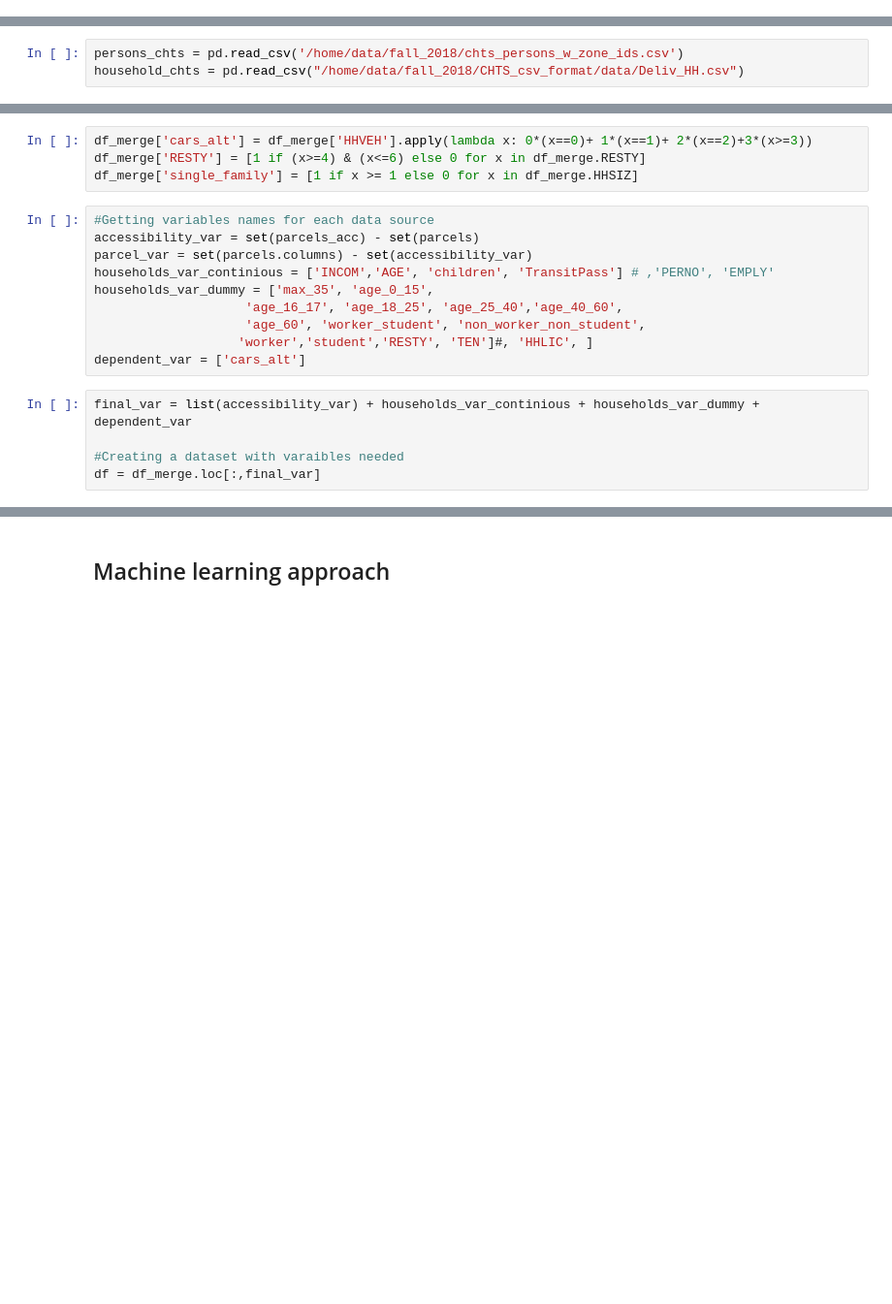
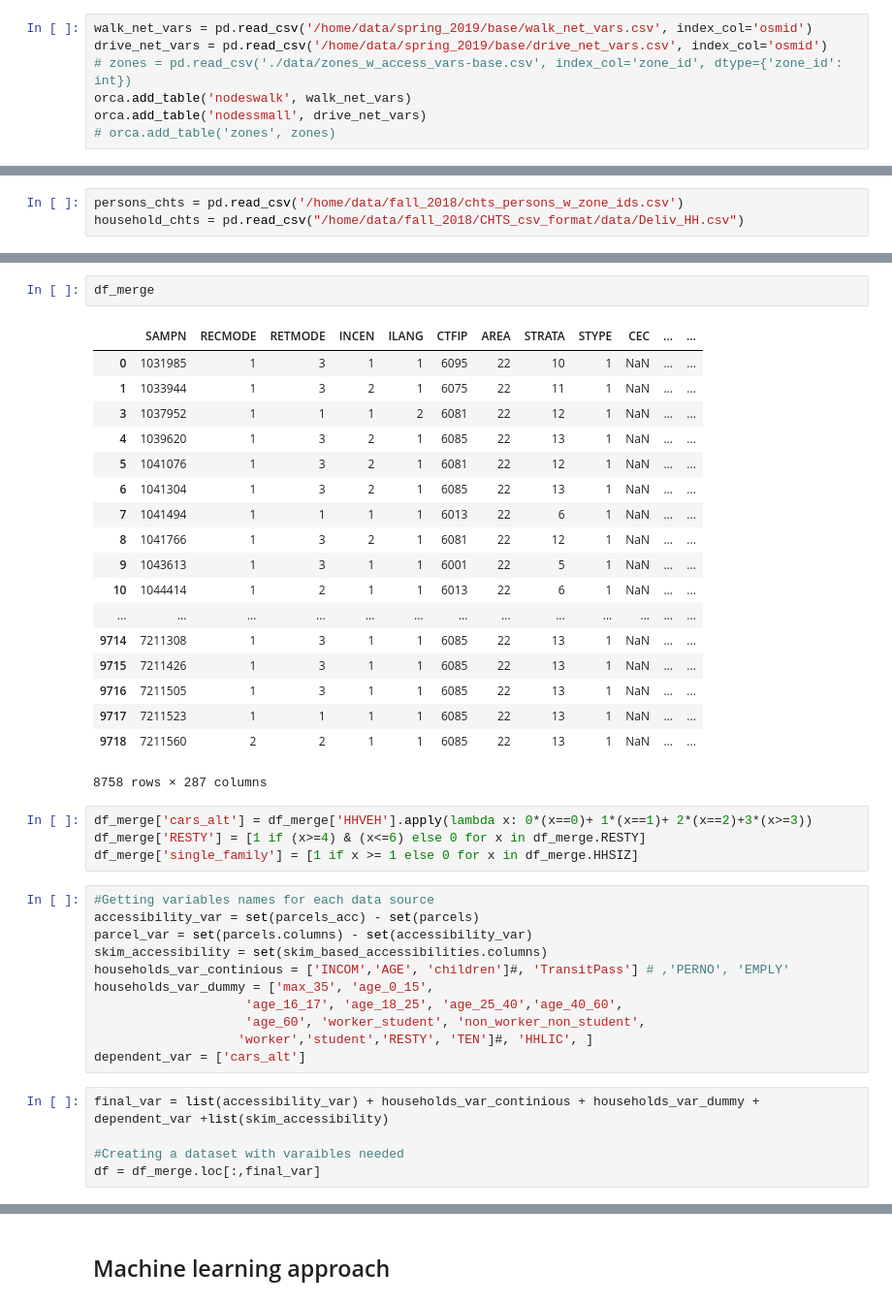
Before and after one commit to ual/activitysynth, a Jupyter notebook: activitysynth/notebooks/notebooks-juan/COM_estimation.ipynb, the cells around one changed output, grey strips where cells are left out. Shown at 97% size. Saved outputs shown, nothing was run; the diff lists cells and outputs as text; blank space fills up the shorter version.

```diff
--- a/activitysynth/notebooks/notebooks-juan/COM_estimation.ipynb
+++ b/activitysynth/notebooks/notebooks-juan/COM_estimation.ipynb
@@ -73,0 +76,7 @@ Total time to execute iteration 1 with iteration value None: 604.27 s
+# %%
+walk_net_vars = pd.read_csv('/home/data/spring_2019/base/walk_net_vars.csv', index_col='osmid')
+drive_net_vars = pd.read_csv('/home/data/spring_2019/base/drive_net_vars.csv', index_col='osmid')
+# zones = pd.read_csv('./data/zones_w_access_vars-base.csv', index_col='zone_id', dtype={'zone_id': int})
+orca.add_table('nodeswalk', walk_net_vars)
+orca.add_table('nodessmall', drive_net_vars)
+# orca.add_table('zones', zones)
@@ -196,4 +236,25 @@ df_merge = household_chts.merge(parcels_acc, how = 'left', left_on ='parcel_id_h
 df_merge = df_merge[df_merge.INCOM<50]
+# %%
+df_merge
+# %% [output]
+|  | SAMPN | RECMODE | RETMODE | INCEN | ILANG | CTFIP | AREA | STRATA | STYPE | CEC | ... | ... |
+| 0 | 1031985 | 1 | 3 | 1 | 1 | 6095 | 22 | 10 | 1 | NaN | ... | ... |
+| 1 | 1033944 | 1 | 3 | 2 | 1 | 6075 | 22 | 11 | 1 | NaN | ... | ... |
+| 3 | 1037952 | 1 | 1 | 1 | 2 | 6081 | 22 | 12 | 1 | NaN | ... | ... |
+| 4 | 1039620 | 1 | 3 | 2 | 1 | 6085 | 22 | 13 | 1 | NaN | ... | ... |
+| 5 | 1041076 | 1 | 3 | 2 | 1 | 6081 | 22 | 12 | 1 | NaN | ... | ... |
+| 6 | 1041304 | 1 | 3 | 2 | 1 | 6085 | 22 | 13 | 1 | NaN | ... | ... |
+| 7 | 1041494 | 1 | 1 | 1 | 1 | 6013 | 22 | 6 | 1 | NaN | ... | ... |
+| 8 | 1041766 | 1 | 3 | 2 | 1 | 6081 | 22 | 12 | 1 | NaN | ... | ... |
+| 9 | 1043613 | 1 | 3 | 1 | 1 | 6001 | 22 | 5 | 1 | NaN | ... | ... |
+| 10 | 1044414 | 1 | 2 | 1 | 1 | 6013 | 22 | 6 | 1 | NaN | ... | ... |
+| ... | ... | ... | ... | ... | ... | ... | ... | ... | ... | ... | ... | ... |
+| 9714 | 7211308 | 1 | 3 | 1 | 1 | 6085 | 22 | 13 | 1 | NaN | ... | ... |
+| 9715 | 7211426 | 1 | 3 | 1 | 1 | 6085 | 22 | 13 | 1 | NaN | ... | ... |
+| 9716 | 7211505 | 1 | 3 | 1 | 1 | 6085 | 22 | 13 | 1 | NaN | ... | ... |
+| 9717 | 7211523 | 1 | 1 | 1 | 1 | 6085 | 22 | 13 | 1 | NaN | ... | ... |
+| 9718 | 7211560 | 2 | 2 | 1 | 1 | 6085 | 22 | 13 | 1 | NaN | ... | ... |
+8758 rows × 287 columns
 # %%
 df_merge['cars_alt'] = df_merge['HHVEH'].apply(lambda x: 0*(x==0)+ 1*(x==1)+ 2*(x==2)+3*(x>=3))
 df_merge['RESTY'] = [1 if (x>=4) & (x<=6) else 0 for x in df_merge.RESTY]
@@ -202,14 +263,15 @@ df_merge['single_family'] = [1 if x >= 1 else 0 for x in df_merge.HHSIZ]
 #Getting variables names for each data source
 accessibility_var = set(parcels_acc) - set(parcels)
 parcel_var = set(parcels.columns) - set(accessibility_var)
-households_var_continious = ['INCOM','AGE', 'children', 'TransitPass'] # ,'PERNO', 'EMPLY'
+skim_accessibility = set(skim_based_accessibilities.columns)
+households_var_continious = ['INCOM','AGE', 'children']#, 'TransitPass'] # ,'PERNO', 'EMPLY'
 households_var_dummy = ['max_35', 'age_0_15',
                     'age_16_17', 'age_18_25', 'age_25_40','age_40_60',
                     'age_60', 'worker_student', 'non_worker_non_student',
                    'worker','student','RESTY', 'TEN']#, 'HHLIC', ]
 dependent_var = ['cars_alt']
 # %%
-final_var = list(accessibility_var) + households_var_continious + households_var_dummy + dependent_var
+final_var = list(accessibility_var) + households_var_continious + households_var_dummy + dependent_var +list(skim_accessibility)
 
 #Creating a dataset with varaibles needed
 df = df_merge.loc[:,final_var]
```
Also changed, not shown: parts of 17 cells of this notebook, 3 other files.
